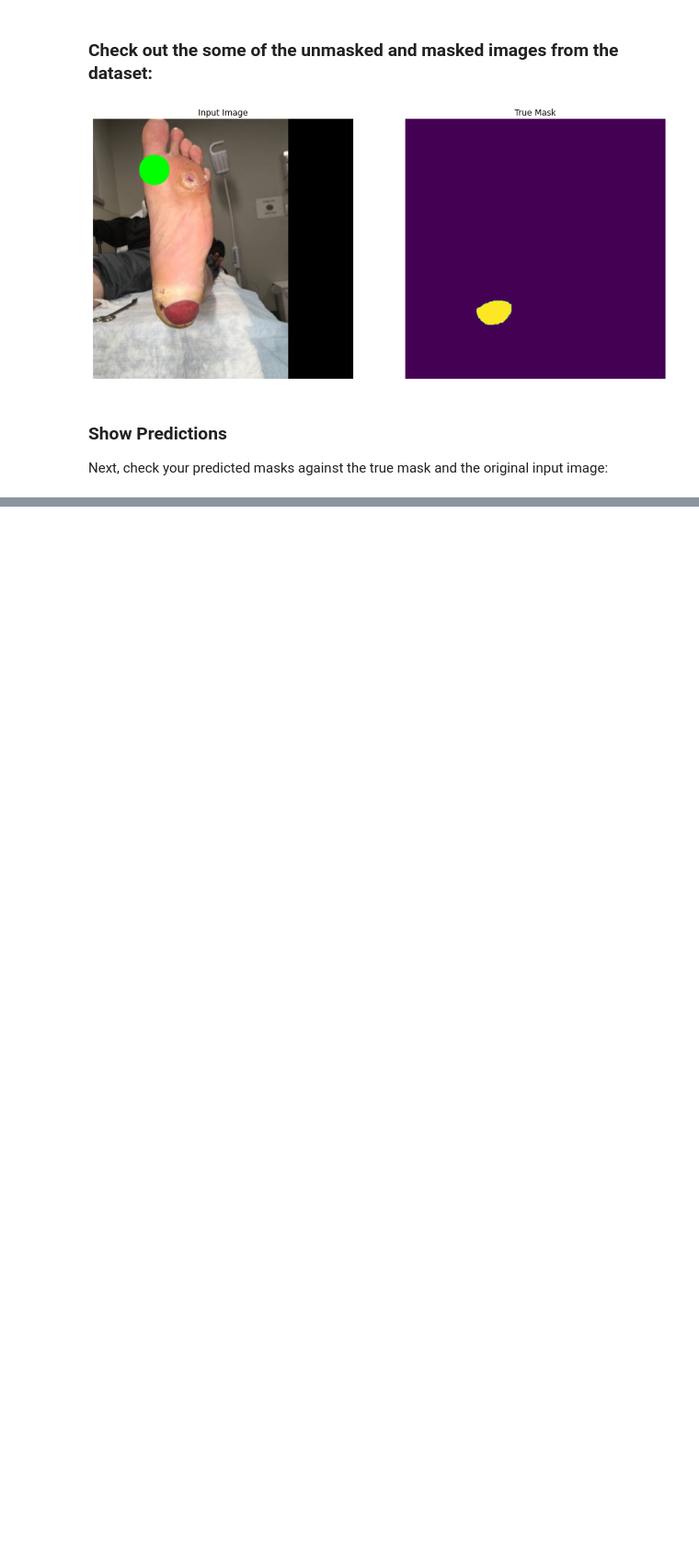
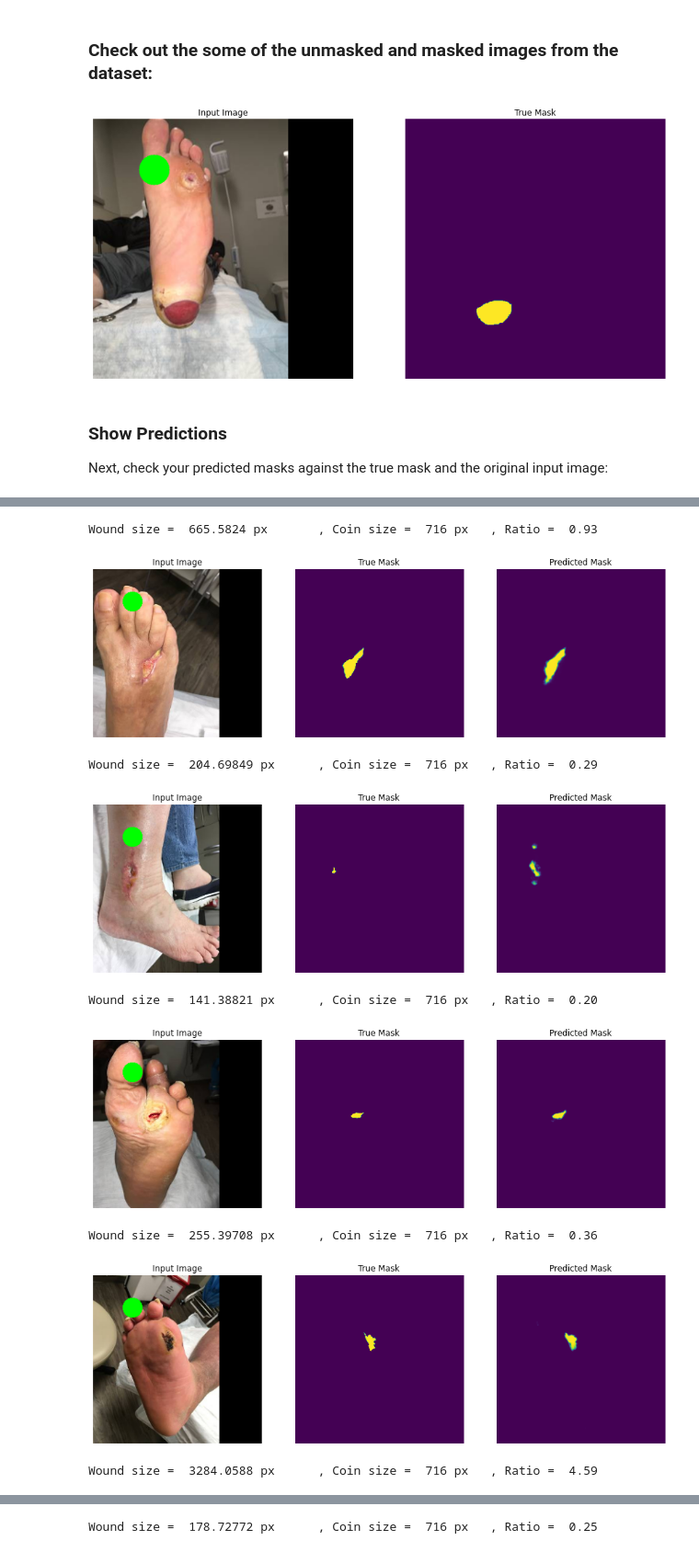
Before and after one commit to MohamedGamalElSherbiny/Wound_Segmentation, a Jupyter notebook: UNET.ipynb, the cells around one changed output, grey strips where cells are left out. Shown at 92% size. Cells and saved outputs as stored; diff of their text form; code cells hidden in the pictures; blank space fills up the shorter version.

```diff
--- a/UNET.ipynb
+++ b/UNET.ipynb
@@ -594,10 +603,7 @@ display([sample_image, sample_mask])
 Next, check your predicted masks against the true mask and the original input image:
 # %%
 def create_mask(pred_mask, idx=0):
-    pred_mask[pred_mask >= 0.25] = 1
-    pred_mask[pred_mask < 0.25] = 0
-    size = np.sum(pred_mask[idx])
-    return pred_mask[idx], size
+    return np.sum(pred_mask[idx])
 # %%
 def calculate_coin(image):
     color_to_seek = (0, 1, 0)
@@ -617,13 +623,10 @@ def show_predictions(dataset=None, num=1):
     if dataset:
         for image, mask in dataset.take(num):
             pred_mask = unet.predict(image)
-            wound_mask, wound_size = create_mask(pred_mask)
+            wound_size = create_mask(pred_mask)
             coin_size = calculate_coin(image[0])
             print('Wound size = ', wound_size, 'px\t, Coin size = ', coin_size, 'px\t, Ratio = ', '{:.2f}'.format(wound_size/coin_size))
-            display([image[0], mask[0], wound_mask])
-    else:
-        display([sample_image, sample_mask,
-             create_mask(unet.predict(sample_image[tf.newaxis, ...]))])
+            display([image[0], mask[0], pred_mask[0]])
 # %%
 train_dataset = processed_image_ds.batch(parameters['batch_size']).cache()
 
@@ -644,0 +672,14 @@ Wound size =  112.0 px  , Coin size =  716 px   , Ratio =  0.16
+# %%
+validation_dataset = processed_image_ds.batch(parameters['batch_size']).cache()
+
+show_predictions(validation_dataset, 6)
+# %% [output]
+Wound size =  665.5824 px       , Coin size =  716 px   , Ratio =  0.93
+[figure, added]
+Wound size =  204.69849 px      , Coin size =  716 px   , Ratio =  0.29
+[figure, added]
+Wound size =  141.38821 px      , Coin size =  716 px   , Ratio =  0.20
+[figure, added]
+Wound size =  255.39708 px      , Coin size =  716 px   , Ratio =  0.36
+[figure, added]
+Wound size =  3284.0588 px      , Coin size =  716 px   , Ratio =  4.59
@@ -644,0 +687 @@ Wound size =  112.0 px  , Coin size =  716 px   , Ratio =  0.16
+Wound size =  178.72772 px      , Coin size =  716 px   , Ratio =  0.25
```
Also changed, not shown: parts of 19 cells of this notebook, 20 other files.
